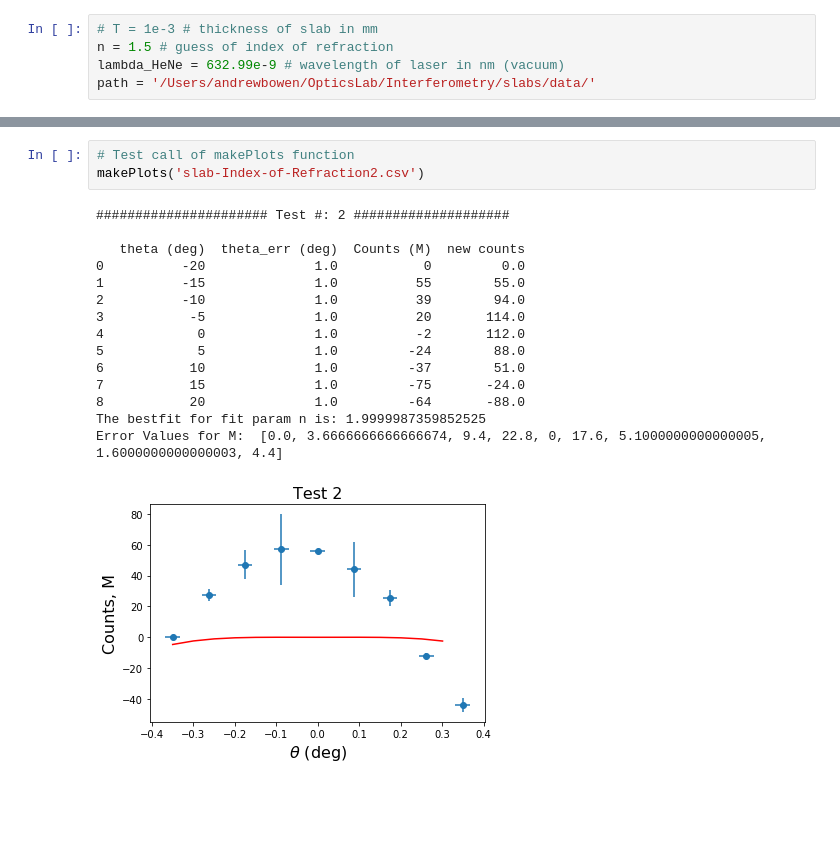
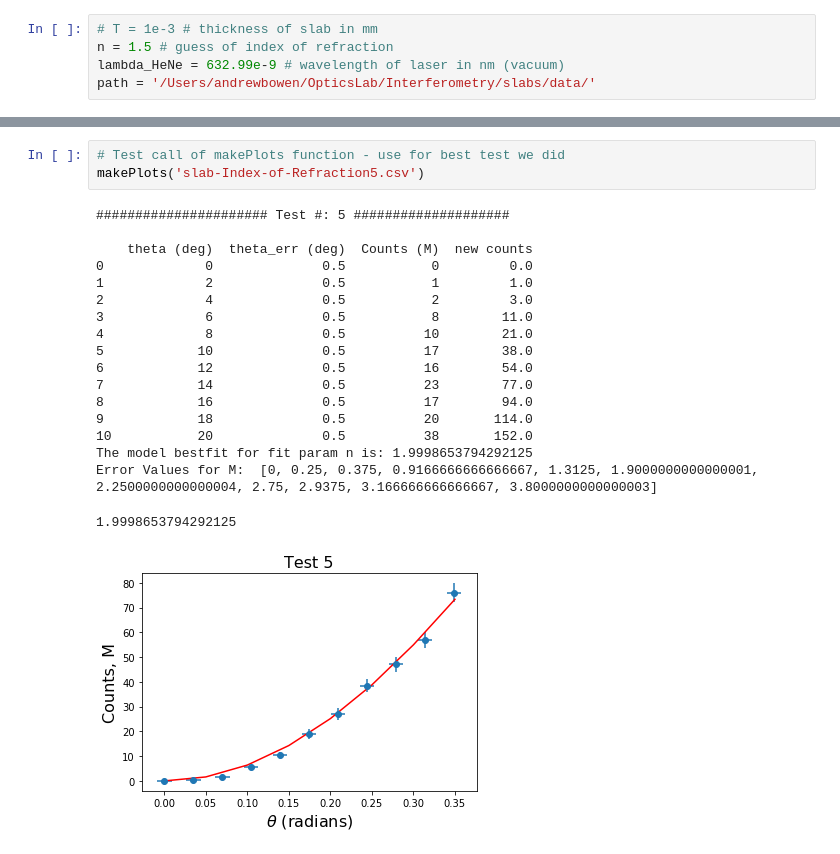
Before and after one commit to andrewbowen19/OpticsLab, a Jupyter notebook: Interferometry/slabs/code/slabIndex.ipynb, the cells around one changed output, grey strips where cells are left out. Cells and saved outputs as stored; diff of their text form; blank space fills up the shorter version.

```diff
--- a/Interferometry/slabs/code/slabIndex.ipynb
+++ b/Interferometry/slabs/code/slabIndex.ipynb
@@ -153,22 +131,25 @@ def makePlots(filename):
 # %%
-# Test call of makePlots function
-makePlots('slab-Index-of-Refraction2.csv')
+# Test call of makePlots function - use for best test we did
+makePlots('slab-Index-of-Refraction5.csv')
 # %% [output]
-###################### Test #: 2 ####################
+###################### Test #: 5 ####################
 
-   theta (deg)  theta_err (deg)  Counts (M)  new counts
-0          -20              1.0           0         0.0
-1          -15              1.0          55        55.0
-2          -10              1.0          39        94.0
-3           -5              1.0          20       114.0
-4            0              1.0          -2       112.0
-5            5              1.0         -24        88.0
-6           10              1.0         -37        51.0
-7           15              1.0         -75       -24.0
-8           20              1.0         -64       -88.0
-The bestfit for fit param n is: 1.9999987359852525
-Error Values for M:  [0.0, 3.6666666666666674, 9.4, 22.8, 0, 17.6, 5.1000000000000005, 1.6000000000000003, 4.4]
+    theta (deg)  theta_err (deg)  Counts (M)  new counts
+0             0              0.5           0         0.0
+1             2              0.5           1         1.0
+2             4              0.5           2         3.0
+3             6              0.5           8        11.0
+4             8              0.5          10        21.0
+5            10              0.5          17        38.0
+6            12              0.5          16        54.0
+7            14              0.5          23        77.0
+8            16              0.5          17        94.0
+9            18              0.5          20       114.0
+10           20              0.5          38       152.0
+The model bestfit for fit param n is: 1.9998653794292125
+Error Values for M:  [0, 0.25, 0.375, 0.9166666666666667, 1.3125, 1.9000000000000001, 2.2500000000000004, 2.75, 2.9375, 3.166666666666667, 3.8000000000000003]
+1.9998653794292125
-[figure, old version]
+[figure, new version]
 # %%
 # Walking through entire slabs data directory and creating plots for each trial
 indices = [] # from fit
```
Also changed, not shown: parts of 4 cells of this notebook, 53 other files.
